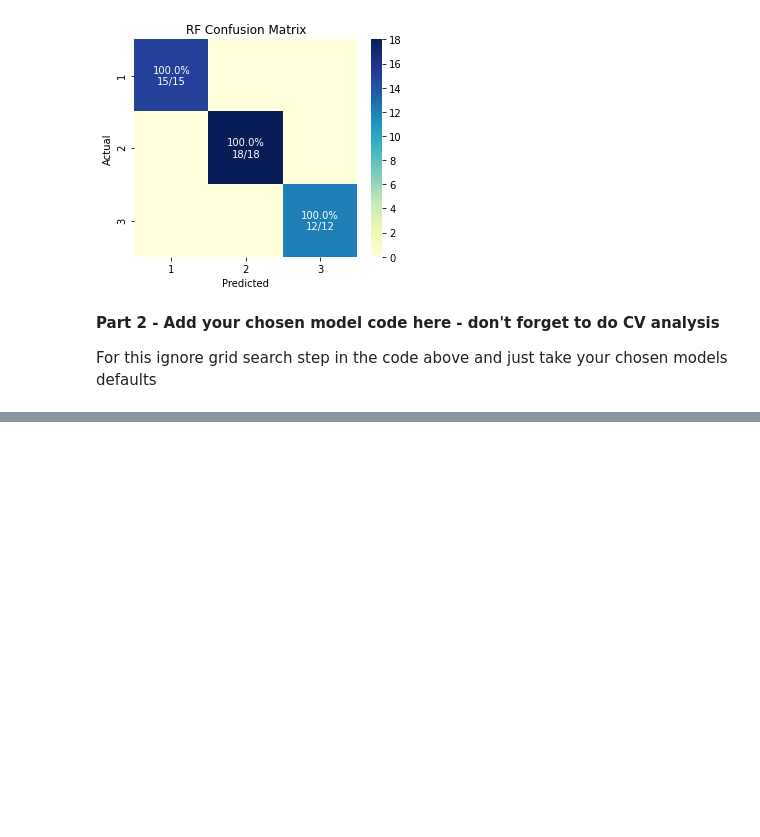
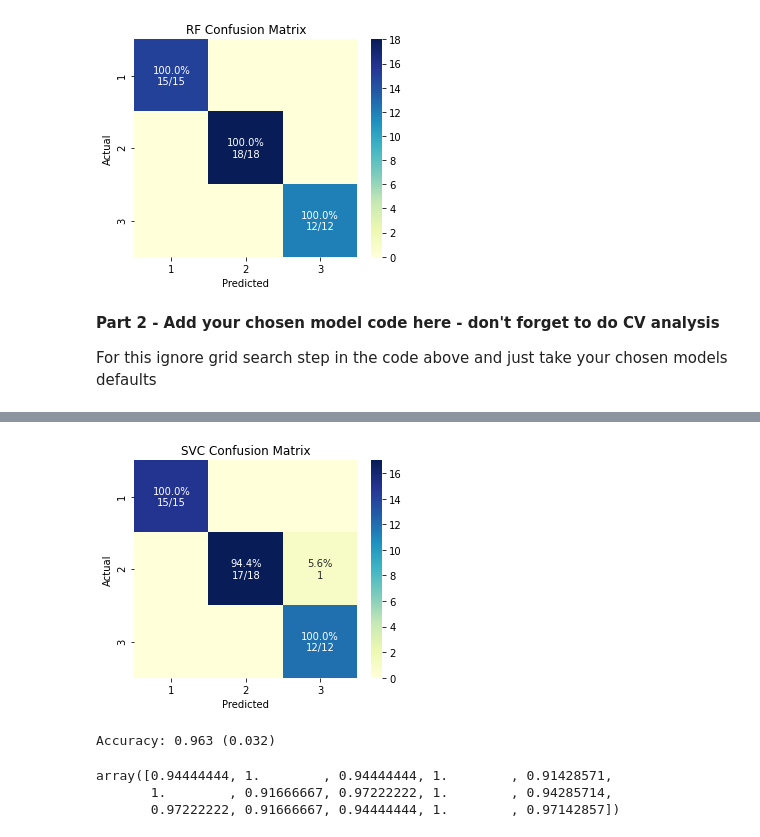
Before and after one commit to Lainey1225/tmo3, a Jupyter notebook: classification_Songlin Li_ Ting Mo.ipynb, the cells around one changed output, grey strips where cells are left out. Drawn from its saved outputs; the diff is of its cells as text; code cells hidden in the pictures; blank space fills up the shorter version.

```diff
--- a/classification_Songlin Li_ Ting Mo.ipynb
+++ b/classification_Songlin Li_ Ting Mo.ipynb
@@ -306,0 +351,17 @@ For this ignore grid search step in the code above and just take your chosen mod
+# %%
+# Show Confusion Matrix
+plot_cm(y_test, svc_y_head, title="SVC Confusion Matrix")
+# %% [output]
+[figure, added]
+# %%
+cv = RepeatedKFold(n_splits=5, n_repeats=3, random_state=1)
+scores = cross_val_score(svc, X, y, scoring='accuracy', cv=cv, n_jobs=-1)
+print('Accuracy: %.3f (%.3f)' % (np.mean(scores), np.std(scores)))
+# %% [output]
+Accuracy: 0.963 (0.032)
+# %%
+scores
+# %% [output]
+array([0.94444444, 1.        , 0.94444444, 1.        , 0.91428571,
+       1.        , 0.91666667, 0.97222222, 1.        , 0.94285714,
+       0.97222222, 0.91666667, 0.94444444, 1.        , 0.97142857])
```
Also changed, not shown: parts of 8 cells of this notebook.
